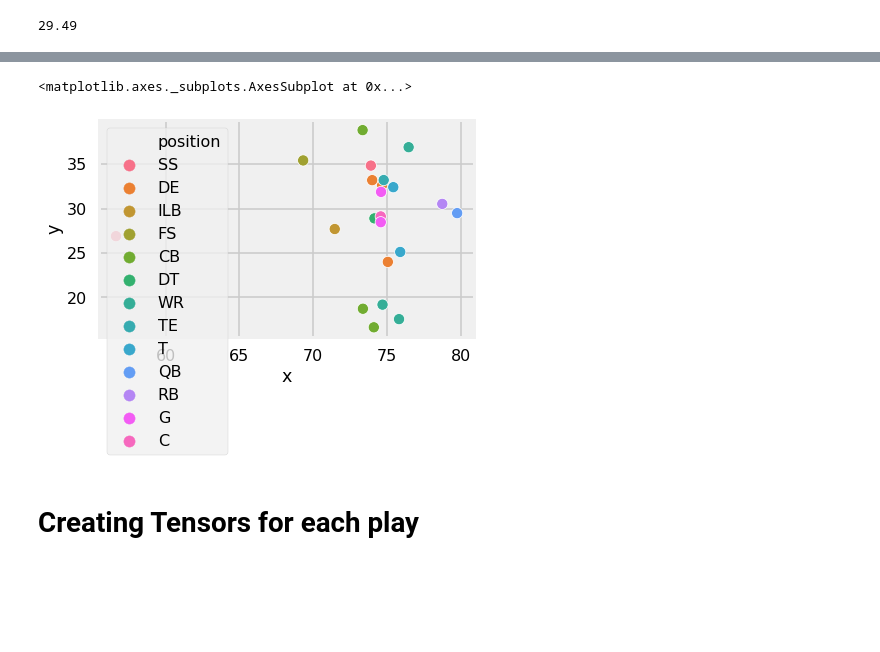
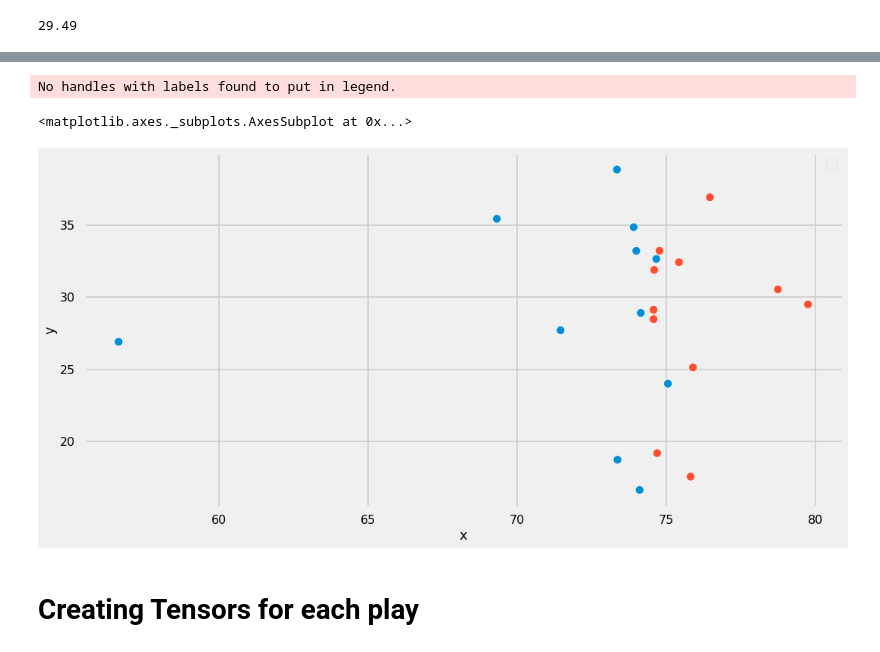
Before and after one commit to acoco10/nfl_big_data_bowl, a Jupyter notebook: data_cleaning_notebook.ipynb, the cells around one changed output, grey strips where cells are left out. Saved outputs shown, nothing was run; the diff lists cells and outputs as text; code cells hidden in the pictures; blank space fills up the shorter version.

```diff
--- a/data_cleaning_notebook.ipynb
+++ b/data_cleaning_notebook.ipynb
@@ -260,8 +261,12 @@ IndexError: index 0 is out of bounds for axis 0 with size 0
 # %%
-sns.scatterplot(x = "x", y ="y", data = df[df.playid == 20170907000118], hue = "position")
+fig = plt.figure(figsize= (16, 8))#plot
+ax = fig.add_subplot(111)
+ax.legend()
+sns.scatterplot(x = "x", y ="y", data = df[df.playid == 20170907000118], hue = "team", legend=False)
 # %% [output]
-<matplotlib.axes._subplots.AxesSubplot at 0x...>
+No handles with labels found to put in legend.
+<matplotlib.axes._subplots.AxesSubplot at 0x...>
-[figure, old version]
+[figure, new version]
 # %% [markdown]
 # Creating Tensors for each play
 # %%
```
Also changed, not shown: parts of 27 cells of this notebook.
